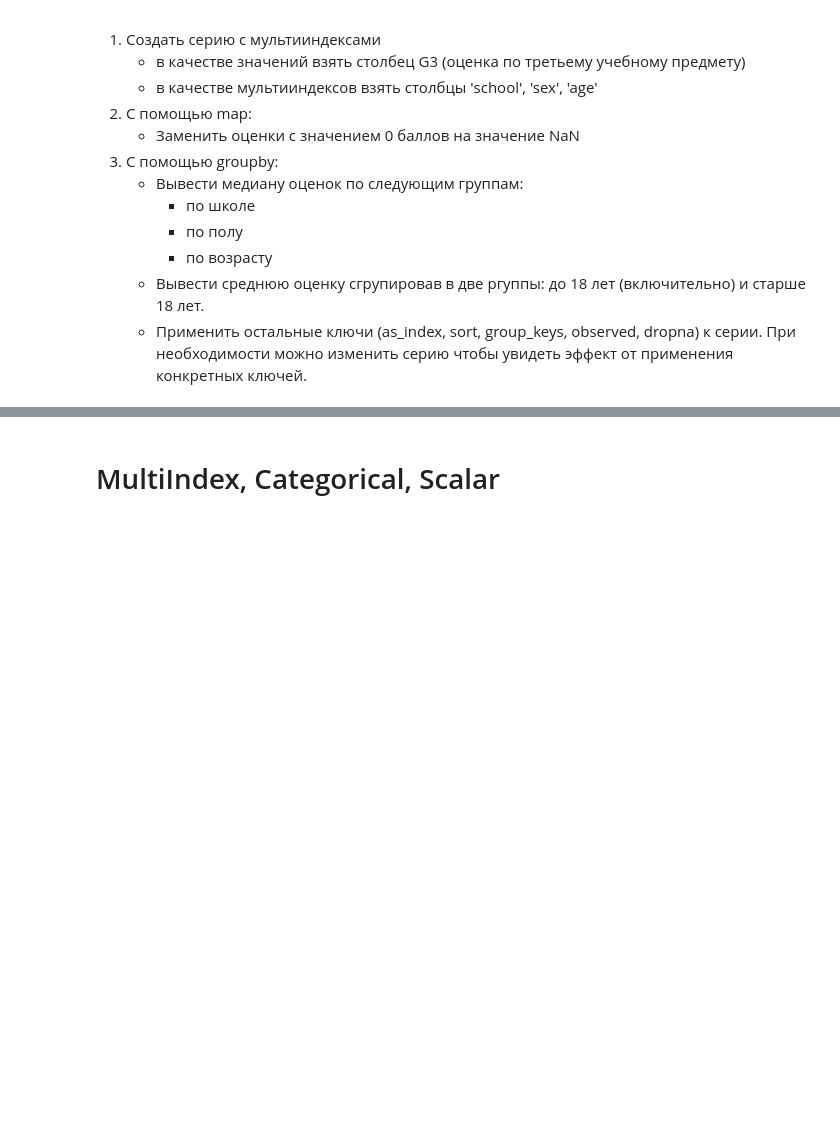
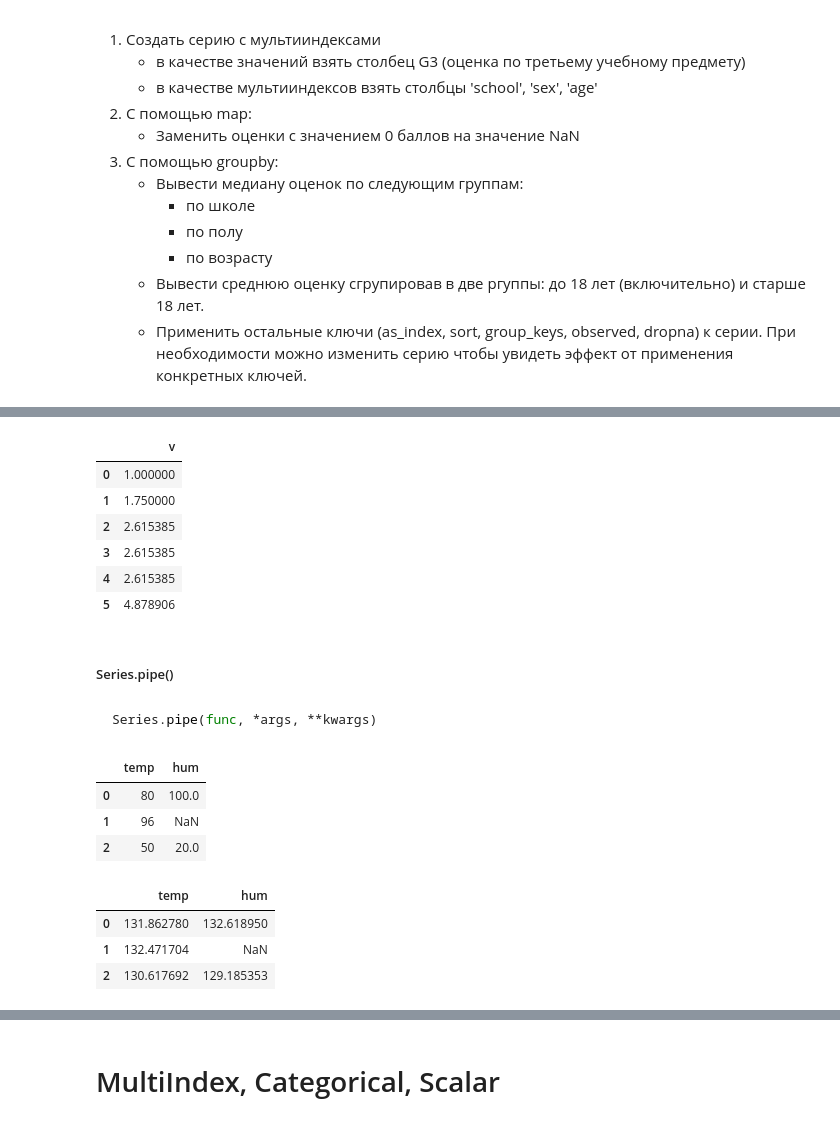
Before and after one commit to rgenius-ru/pandas_lessons, a Jupyter notebook: lessons/Pandas_for_Data_Engineering/part2_new.ipynb, the cells around one changed output, grey strips where cells are left out. Drawn from its saved outputs; the diff is of its cells as text; code cells hidden in the pictures; blank space fills up the shorter version.

````diff
--- a/lessons/Pandas_for_Data_Engineering/part2_new.ipynb
+++ b/lessons/Pandas_for_Data_Engineering/part2_new.ipynb
@@ -1831,0 +1922,30 @@ Name: Salary, dtype: float64
+# %%
+df.ewm(com=0.5).mean()
+# %% [output]
+|  | v |
+| 0 | 1.000000 |
+| 1 | 1.750000 |
+| 2 | 2.615385 |
+| 3 | 2.615385 |
+| 4 | 2.615385 |
+| 5 | 4.878906 |
+# %% [markdown]
+##### Series.pipe()
+# %% [markdown]
+```python
+Series.pipe(func, *args, **kwargs)
+```
+# %%
+data = [
+    [80, 100],
+    [96, np.nan],
+    [50, 20],
+]
+
+df = pd.DataFrame(data, columns=['temp', 'hum'])
+df
+# %% [output]
+|  | temp | hum |
+| 0 | 80 | 100.0 |
+| 1 | 96 | NaN |
+| 2 | 50 | 20.0 |
@@ -1831,0 +1961,13 @@ Name: Salary, dtype: float64
+# %%
+sqrt(
+    plus_5(
+        procent_85(df), 10
+    ),
+    11,
+    2
+)
+# %% [output]
+|  | temp | hum |
+| 0 | 131.862780 | 132.618950 |
+| 1 | 132.471704 | NaN |
+| 2 | 130.617692 | 129.185353 |
````
Also changed, not shown: parts of 13 cells of this notebook.
